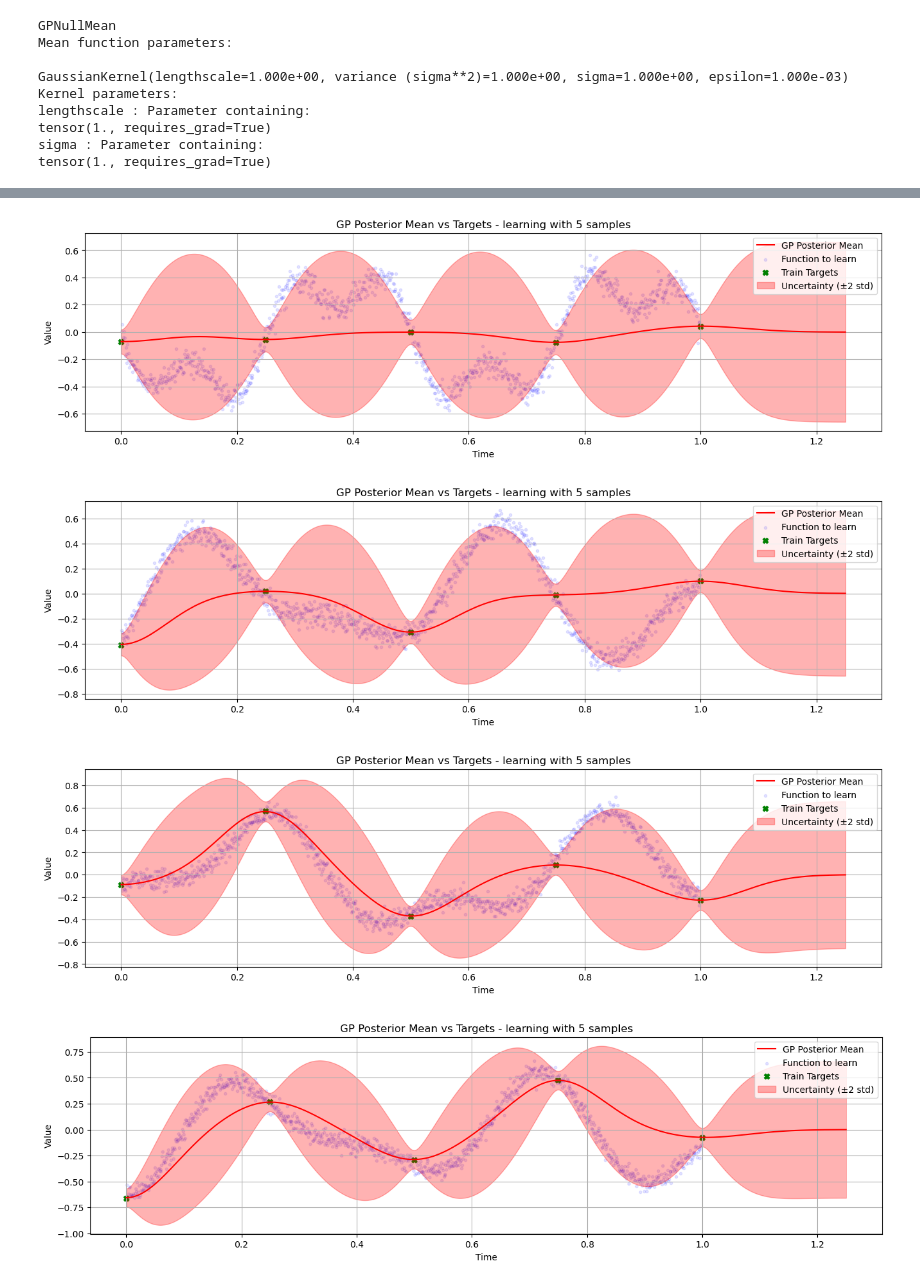
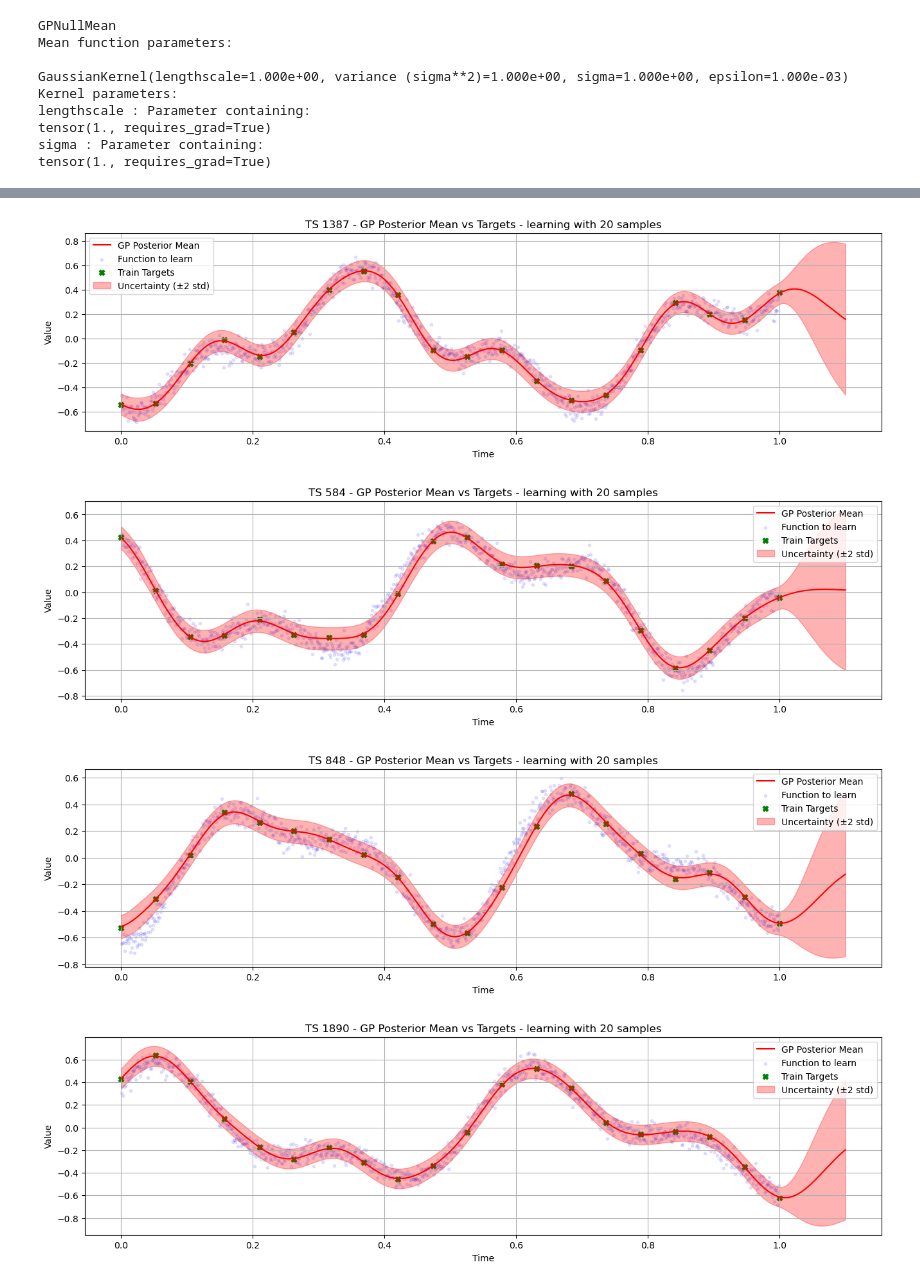
Before and after one commit to BenjaminDeporte/MVA_Stage, a Jupyter notebook: libs/TEST_train_GP_maison.ipynb, the cells around one changed output, grey strips where cells are left out. Drawn from its saved outputs; the diff is of its cells as text; code cells hidden in the pictures.

Commit message:
beaux succes du batch training

```diff
--- a/libs/TEST_train_GP_maison.ipynb
+++ b/libs/TEST_train_GP_maison.ipynb
@@ -46,7 +46,7 @@ Total GPU Memory: 23.6 GB
 N_POINTS = 1000
 n_steps = N_POINTS
 n_ahead = 50
-n_series = 1000
+n_series = 10000
 
 def generate_time_series(batch_size, n_steps, noise=0.05):
     """Utility function to generate time series data.
@@ -383,7 +414,7 @@ tensor(1., requires_grad=True)
 sigma : Parameter containing:
 tensor(1., requires_grad=True)
 # %%
-N_SAMPLES = 5  # number of points to use for training
+N_SAMPLES = 20  # number of points to use for training
 
 train_indices = torch.linspace(0, N_POINTS-1, N_SAMPLES, dtype=torch.long)  # indices of the points to use for training
 train_indices = train_indices.to(device)  # move to device
@@ -493,7 +524,7 @@ N_PREDS = 10 # number of time series to look at
 idx_tests = np.random.choice(X_valid.shape[0], N_PREDS, replace=False)  # indices of the time series to look at
 
 N_POINTS = 1000  # number of points to predict
-TIMES = 1.25  # nombre d'intervalles au-delà des données d'entraînement
+TIMES = 1.10  # nombre d'intervalles au-delà des données d'entraînement
 
 
 all_times = torch.linspace(0, 1 * TIMES, N_POINTS).to(device).unsqueeze(0)  # shape (1, n_steps)
@@ -506,35 +537,35 @@ for i in idx_tests:
 
     # get the time series to look at
     targets = torch.tensor(X_valid[i,:n_steps]).unsqueeze(0).to(device)
 
     # values at training points
     train_targets = targets[:, train_indices]  # (1, N_SAMPLES)
 
     # posterior mean dans le cas général, cad GPMean a priori non nul
     posterior_mean =  mean(all_times).unsqueeze(-1) + k_2_1 @ (torch.linalg.inv(k_1_1) @ (train_targets-mean(train_times)).unsqueeze(-1))  # (1, N_POINTS)
     posterior_cov = k_2_2 - k_2_1 @ torch.linalg.solve(k_1_1, k_1_2)  # (1, N_POINTS, N_POINTS)
 
     # instantiate the GP posterior with the posterior mean and covariance
     gp_posterior = torch.distributions.MultivariateNormal(posterior_mean.squeeze(-1), scale_tril=torch.linalg.cholesky(posterior_cov))
 
     # display
     fig, axs = plt.subplots(1, 1, figsize=(16, 4))
 
     axs.plot(all_times.cpu().numpy().squeeze(), posterior_mean.squeeze().detach().cpu().numpy(), color='red', label='GP Posterior Mean')
     axs.scatter(times.cpu().numpy().squeeze(), targets.cpu().numpy().squeeze(), color='blue', alpha=0.10, marker='.', label='Function to learn')
     axs.scatter(train_times.cpu().numpy().squeeze(), train_targets.cpu().numpy().squeeze(), color='green', marker='X', label='Train Targets')
     axs.fill_between(all_times.cpu().numpy().squeeze(),
                     (posterior_mean.squeeze().detach().cpu().numpy() - 2 * np.sqrt(torch.diagonal(posterior_cov, dim1=-2, dim2=-1).squeeze().detach().cpu().numpy())),
                     (posterior_mean.squeeze().detach().cpu().numpy() + 2 * np.sqrt(torch.diagonal(posterior_cov, dim1=-2, dim2=-1).squeeze().detach().cpu().numpy())),
                     color='red', alpha=0.3, label='Uncertainty (±2 std)')
     plt.legend()
-    plt.title(f"GP Posterior Mean vs Targets - learning with {N_SAMPLES} samples")
+    plt.title(f"TS {i} - GP Posterior Mean vs Targets - learning with {N_SAMPLES} samples")
     plt.xlabel("Time")
     plt.ylabel("Value")
     plt.grid(True)
     plt.show()
 # %% [output]
-[figure, old version]
+[figure, new version]
-[figure, old version]
+[figure, new version]
-[figure, old version]
+[figure, new version]
-[figure, old version]
+[figure, new version]
```
Also changed, not shown: parts of 15 cells of this notebook.
